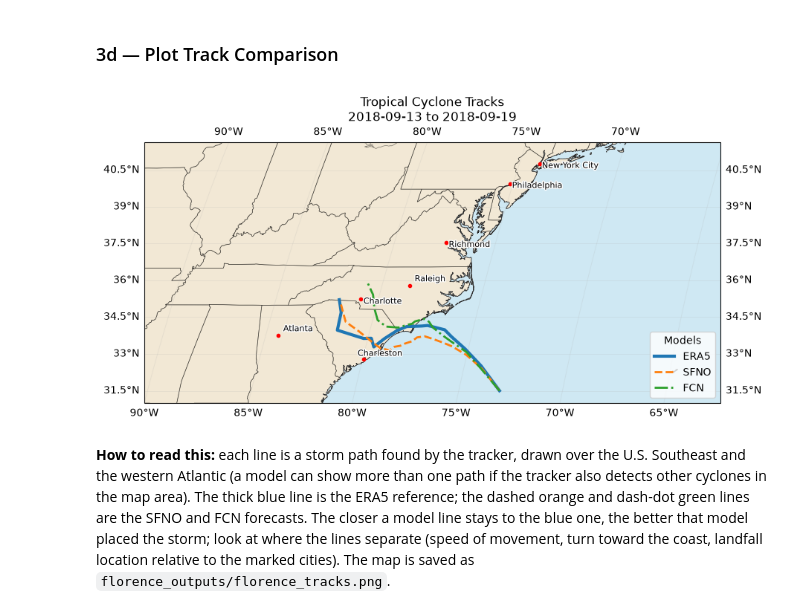
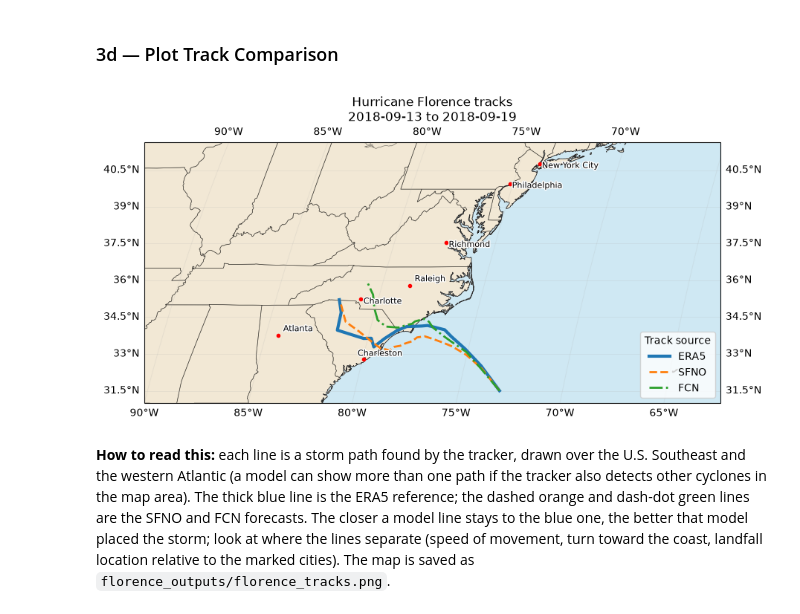
Before and after one commit to ChristianByars/Earth2, a Jupyter notebook: Earth2.ipynb, the cells around one changed output. Saved outputs shown, nothing was run; the diff lists cells and outputs as text; code cells hidden in the pictures.

```diff
--- a/Earth2.ipynb
+++ b/Earth2.ipynb
@@ -503,41 +427,42 @@ def plot_hurricane_tracks(models, start_time=None, end_time=None,
     else:
         ax.set_title(title)
 
-    ax.legend(loc="lower right", title="Models")
+    ax.legend(loc="lower right", title="Track source")
     if save_path:
         plt.savefig(str(save_path), bbox_inches="tight")
     plt.show()
 # %%
 # Load saved tracks (or use variables from cells above)
-era5_load = torch.load(FLORENCE_DIR / "era5_paths.pt", map_location="cpu")
-sfno_load = torch.load(FLORENCE_DIR / "sfno_paths.pt", map_location="cpu")
-fcn_load = torch.load(FLORENCE_DIR / "fcn_paths.pt", map_location="cpu")
+era5_load = torch.load(FLORENCE_DIR / f"era5_{FLORENCE_TAG}_paths.pt", map_location="cpu")
+sfno_load = torch.load(FLORENCE_DIR / f"sfno_{FLORENCE_TAG}_paths.pt", map_location="cpu")
+fcn_load = torch.load(FLORENCE_DIR / f"fcn_{FLORENCE_TAG}_paths.pt", map_location="cpu")
 
 cities = [
     ("Charlotte",    35.2271, -80.8431,  0.18, -0.18),
     ("Raleigh",      35.7796, -78.6382,  0.18,  0.18),
     ("Charleston",   32.7765, -79.9311, -0.35,  0.15),
     ("Atlanta",      33.7490, -84.3880,  0.18,  0.18),
     ("Richmond",     37.5407, -77.4360,  0.18, -0.18),
     ("Philadelphia", 39.9526, -75.1652,  0.18, -0.18),
     ("New York City", 40.7685, -73.9822,  0.18, -0.18),
 ]
 
 models = [
     {"name": "ERA5",  "tracks": era5_load, "color": "#1f77b4", "lw": 3.0, "ls": "-"},
     {"name": "SFNO",  "tracks": sfno_load, "color": "#ff7f0e", "lw": 2.0, "ls": "--"},
     {"name": "FCN",   "tracks": fcn_load,  "color": "#2ca02c", "lw": 2.0, "ls": "-."},
 ]
 
 plot_hurricane_tracks(
     models,
+    title="Hurricane Florence tracks",
     start_time=START_TIME, end_time=END_TIME,
     extent=(-90, -65, 31, 41),
     cities=cities,
     save_path=FLORENCE_DIR / "florence_tracks.png",
 )
 # %% [output]
-[figure, old version]
+[figure, new version]
 # %% [markdown]
 **How to read this:** each line is a storm path found by the tracker, drawn over the U.S. Southeast and the western Atlantic (a model can show more than one path if the tracker also detects other cyclones in the map area). The thick blue line is the ERA5 reference; the dashed orange and dash-dot green lines are the SFNO and FCN forecasts. The closer a model line stays to the blue one, the better that model placed the storm; look at where the lines separate (speed of movement, turn toward the coast, landfall location relative to the marked cities). The map is saved as `florence_outputs/florence_tracks.png`.
 # %% [markdown]
```
Also changed, not shown: parts of 12 cells of this notebook, 6 other files.
